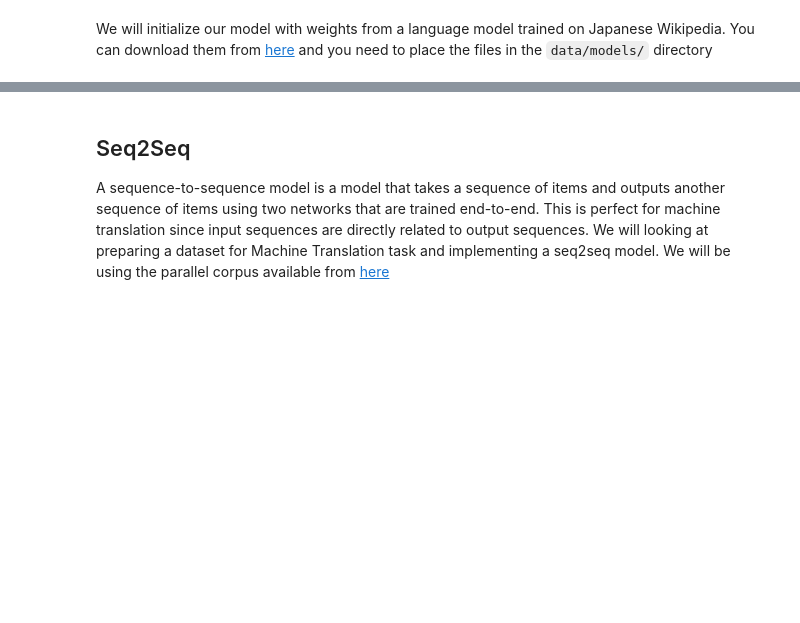
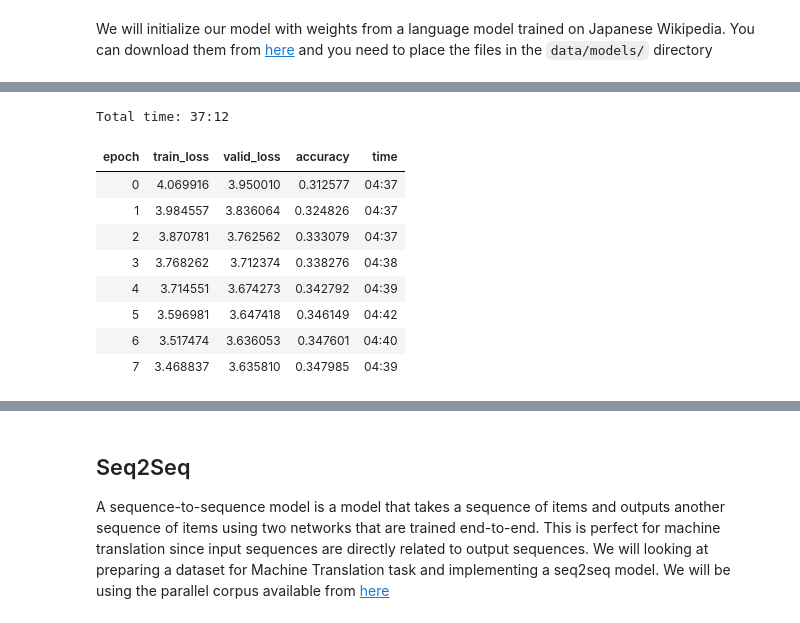
Before and after one commit to Machine-Learning-Tokyo/MLT-x-fastai, a Jupyter notebook: mini-lessons/fastai-text-data-examples.ipynb, the cells around one changed output, grey strips where cells are left out. Saved outputs shown, nothing was run; the diff lists cells and outputs as text; code cells hidden in the pictures; blank space fills up the shorter version.

Commit message:
trained outputs

```diff
--- a/mini-lessons/fastai-text-data-examples.ipynb
+++ b/mini-lessons/fastai-text-data-examples.ipynb
@@ -205,6 +191,17 @@ learn.fit_one_cycle(1,1e-2,moms=(0.7,0.8))
 # %%
 learn.unfreeze()
-learn.fit_one_cycle(10,3e-3,moms=(0.7,0.8))
+learn.fit_one_cycle(8,3e-3,moms=(0.7,0.8))
+# %% [output]
+Total time: 37:12
+| epoch | train_loss | valid_loss | accuracy | time |
+| 0 | 4.069916 | 3.950010 | 0.312577 | 04:37 |
+| 1 | 3.984557 | 3.836064 | 0.324826 | 04:37 |
+| 2 | 3.870781 | 3.762562 | 0.333079 | 04:37 |
+| 3 | 3.768262 | 3.712374 | 0.338276 | 04:38 |
+| 4 | 3.714551 | 3.674273 | 0.342792 | 04:39 |
+| 5 | 3.596981 | 3.647418 | 0.346149 | 04:42 |
+| 6 | 3.517474 | 3.636053 | 0.347601 | 04:40 |
+| 7 | 3.468837 | 3.635810 | 0.347985 | 04:39 |
 # %%
 learn.save('ymr')
 learn.save_encoder('ymr_enc')
```
Also changed, not shown: parts of 16 cells of this notebook.
